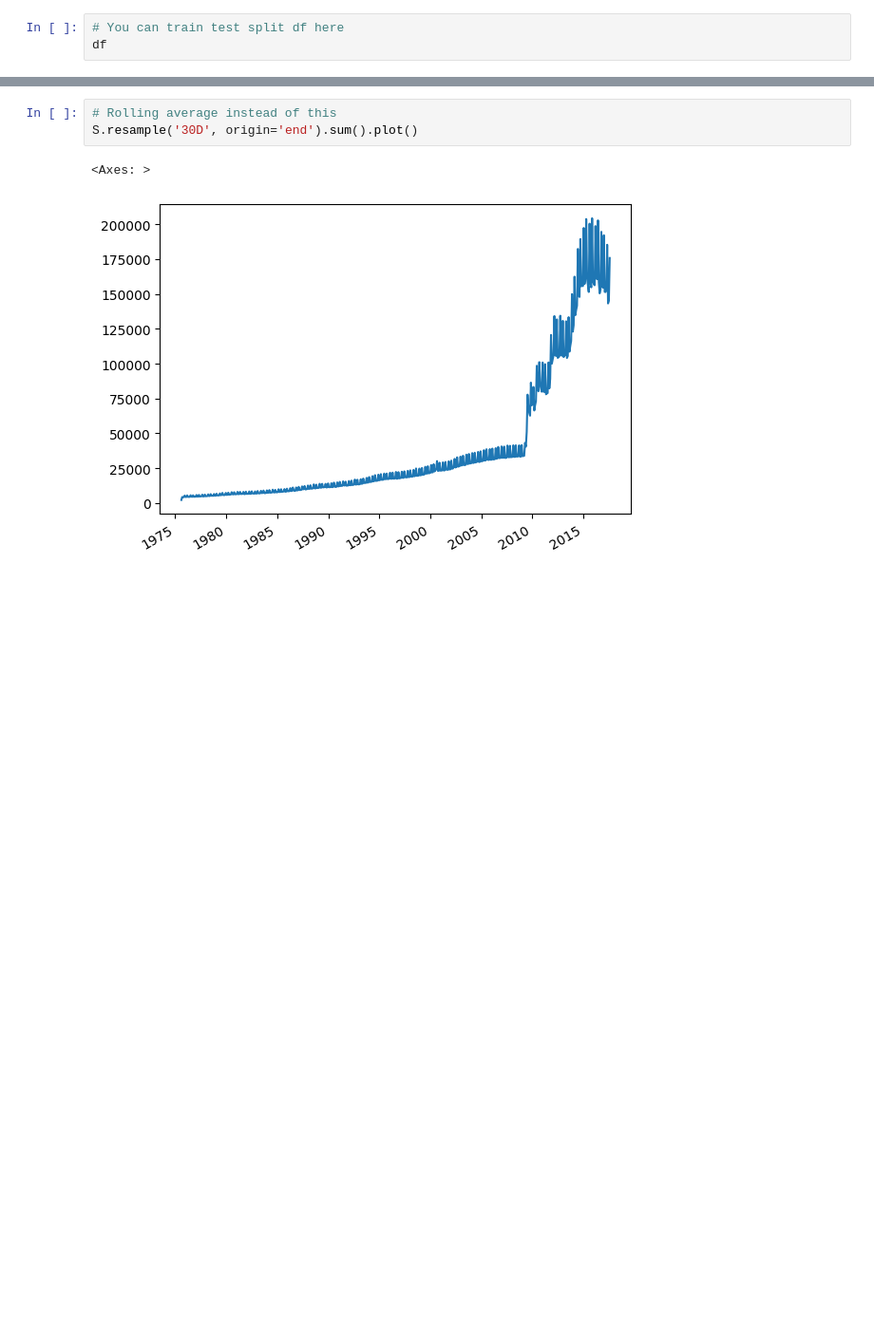
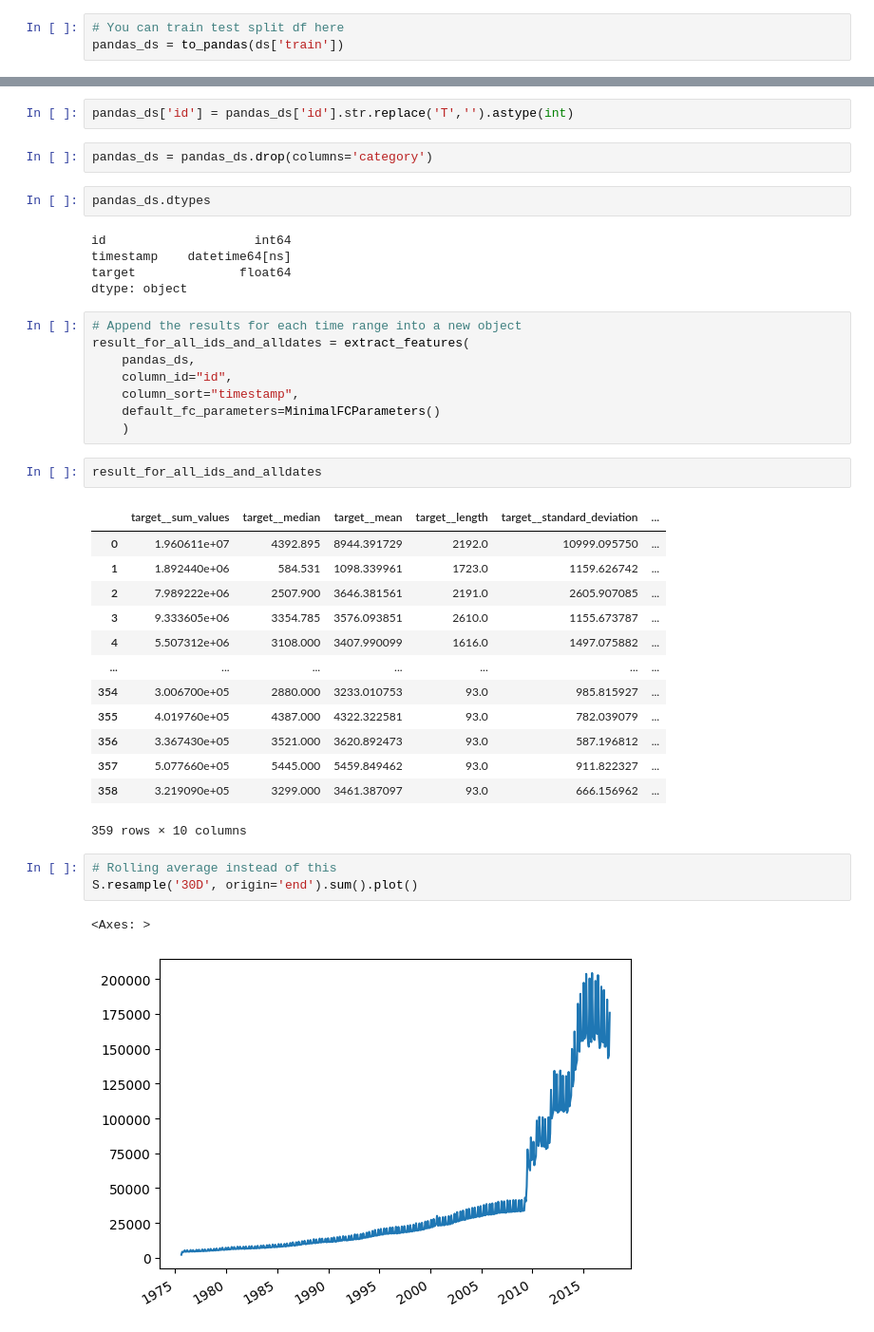
Before and after one commit to bipin-a/aidi-1100, a Jupyter notebook: Assignments/inclassdemoforecasting.ipynb, the cells around one changed output, grey strips where cells are left out. Shown: that part at 95% size. Drawn from its saved outputs; the diff is of its cells as text; blank space fills up the shorter version.

```diff
--- a/Assignments/inclassdemoforecasting.ipynb
+++ b/Assignments/inclassdemoforecasting.ipynb
@@ -10,3 +17,3 @@ df =  dataset['train'].to_pandas()
 # %%
 # You can train test split df here
-df
+pandas_ds = to_pandas(ds['train'])
@@ -96,3 +73,38 @@ extract_features(S, column_id="id", column_sort="index", default_fc_parameters=f
+# %%
+pandas_ds['id'] = pandas_ds['id'].str.replace('T','').astype(int)
+# %%
+pandas_ds = pandas_ds.drop(columns='category')
+# %%
+pandas_ds.dtypes
+# %% [output]
+id                    int64
+timestamp    datetime64[ns]
+target              float64
+dtype: object
+# %%
+# Append the results for each time range into a new object
+result_for_all_ids_and_alldates = extract_features(
+    pandas_ds,
+    column_id="id",
+    column_sort="timestamp",
+    default_fc_parameters=MinimalFCParameters()
+    )
+# %%
+result_for_all_ids_and_alldates
+# %% [output]
+|  | target__sum_values | target__median | target__mean | target__length | target__standard_deviation | ... |
+| 0 | 1.960611e+07 | 4392.895 | 8944.391729 | 2192.0 | 10999.095750 | ... |
+| 1 | 1.892440e+06 | 584.531 | 1098.339961 | 1723.0 | 1159.626742 | ... |
+| 2 | 7.989222e+06 | 2507.900 | 3646.381561 | 2191.0 | 2605.907085 | ... |
+| 3 | 9.333605e+06 | 3354.785 | 3576.093851 | 2610.0 | 1155.673787 | ... |
+| 4 | 5.507312e+06 | 3108.000 | 3407.990099 | 1616.0 | 1497.075882 | ... |
+| ... | ... | ... | ... | ... | ... | ... |
+| 354 | 3.006700e+05 | 2880.000 | 3233.010753 | 93.0 | 985.815927 | ... |
+| 355 | 4.019760e+05 | 4387.000 | 4322.322581 | 93.0 | 782.039079 | ... |
+| 356 | 3.367430e+05 | 3521.000 | 3620.892473 | 93.0 | 587.196812 | ... |
+| 357 | 5.077660e+05 | 5445.000 | 5459.849462 | 93.0 | 911.822327 | ... |
+| 358 | 3.219090e+05 | 3299.000 | 3461.387097 | 93.0 | 666.156962 | ... |
+359 rows × 10 columns
 # %%
 # Rolling average instead of this
 S.resample('30D', origin='end').sum().plot()
```
Also changed, not shown: parts of 22 cells of this notebook.
